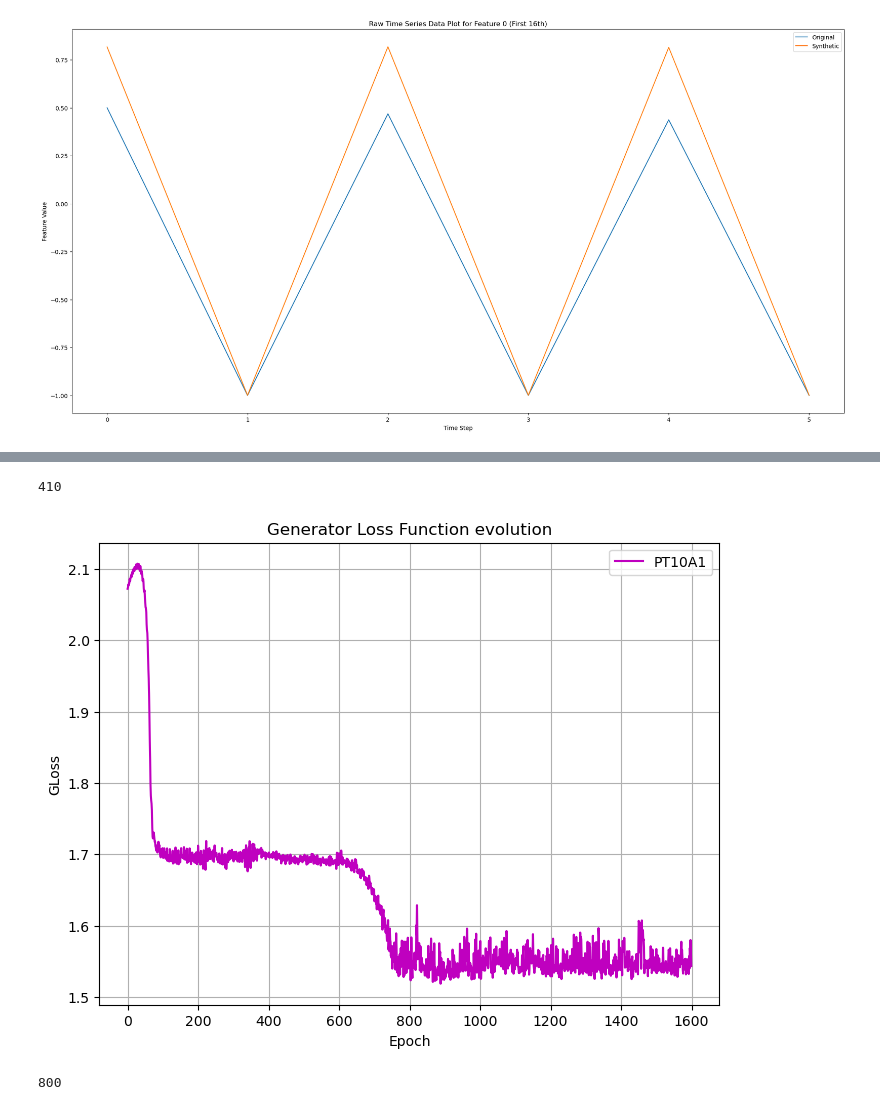
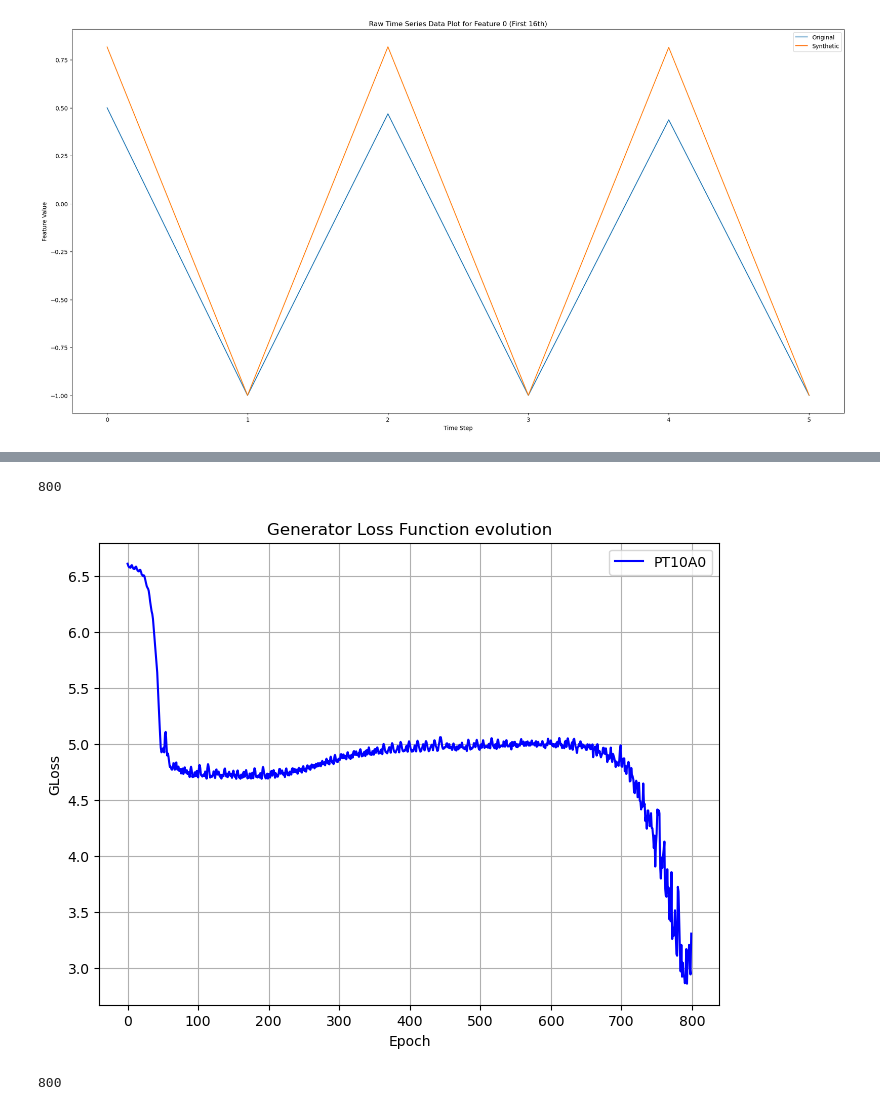
Before and after one commit to H0wl3r2001/timegan-pytorch, a Jupyter notebook: visualization.ipynb, the cells around one changed output, grey strips where cells are left out. Saved outputs shown, nothing was run; the diff lists cells and outputs as text; code cells hidden in the pictures.

```diff
--- a/visualization.ipynb
+++ b/visualization.ipynb
@@ -170,7 +170,7 @@ path = "output/test"
 with open(f"{path}/sinfunc/SIN_ACIW_PT10_A1_ARIMA1.pickle", 'rb') as f:
     values_list4 = pickle.load(f)
 
-with open(f"{path}/sinfunc/SIN_ACIW_PT10_A1_ARIMA2.pickle", 'rb') as f:
+with open(f"{path}/sinfunc/SIN_ACIW_PT10_A1_ARIMA3.pickle", 'rb') as f:
     values_list3 = pickle.load(f)
 
 with open(f"{path}/sinfunc/SIN_ACIW_PT10_A1_ARIMA.pickle", 'rb') as f:
@@ -217,41 +217,41 @@ path = "output/test"
 with open(f"{path}/sinfunc/GLoss_normal_only.pickle", 'rb') as f:
     values_list1 = pickle.load(f)
 
-with open(f"{path}/sinfunc/GLoss_mod_PT10_A1_ARIMA.pickle", 'rb') as f:
+with open(f"{path}/sinfunc/GLoss_mod_PT10_A1_ARIMA2.pickle", 'rb') as f:
     values_list2 = pickle.load(f)
 
 with open(f"{path}/sinfunc/GLoss_mod_PT10_A50_ARIMA.pickle", 'rb') as f:
     values_list3 = pickle.load(f)
 
-with open(f"{path}/sinfunc/GLoss_mod_PT10_A0_ARIMA.pickle", 'rb') as f:
+with open(f"{path}/sinfunc/GLoss_mod_PT10_A1_ARIMA3.pickle", 'rb') as f:
     values_list4 = pickle.load(f)
 
 # Check if the loaded data is a list or a single value
 if not isinstance(values_list1, list):
     values_list1 = [values_list1]  # Convert to list if it's a single value
 
-print(len(values_list1))
+print(len(values_list4))
 
 # Load the single value from the second pickle file
 
 # Plot the values
 plt.figure(figsize=(8, 6))  # Set the figure size (optional)
 
 #plt.plot(values_list1, linestyle='-', color='b', label='GLoss_normal')  # Plot the values
-plt.plot(values_list2, linestyle='-', color='m', label='PT10A1')  # Plot the values
+#plt.plot(values_list2, linestyle='-', color='m', label='PT10A1')  # Plot the values
 #plt.plot(values_list3, linestyle='-', color='g', label='PT10A50')  # Plot the values
-#plt.plot(values_list4, linestyle='-', color='b', label='PT10A0')  # Plot the values
+plt.plot(values_list4, linestyle='-', color='b', label='PT10A0')  # Plot the values
 
 plt.title('Generator Loss Function evolution')  # Set plot title
 plt.xlabel('Epoch')  # Set x-axis label (optional)
 plt.ylabel('GLoss')  # Set y-axis label (optional)
 plt.grid(True)  # Show grid (optional)
 plt.legend()  # Show legend
 
 plt.show()  # Display the plot
 # %% [output]
-410
+800
-[figure, old version]
+[figure, new version]
 # %%
 import pickle
 import matplotlib.pyplot as plt
```
Also changed, not shown: parts of 13 cells of this notebook, 40 other files.
